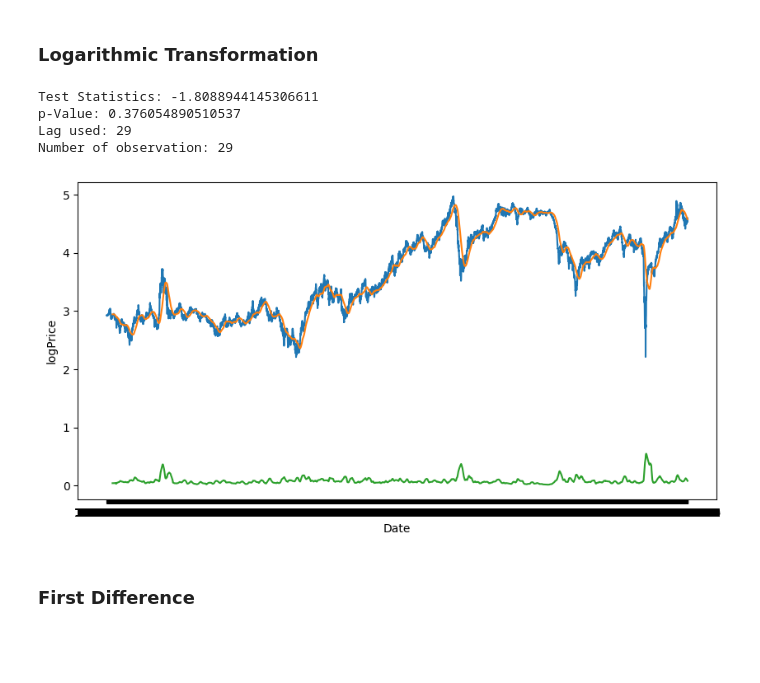
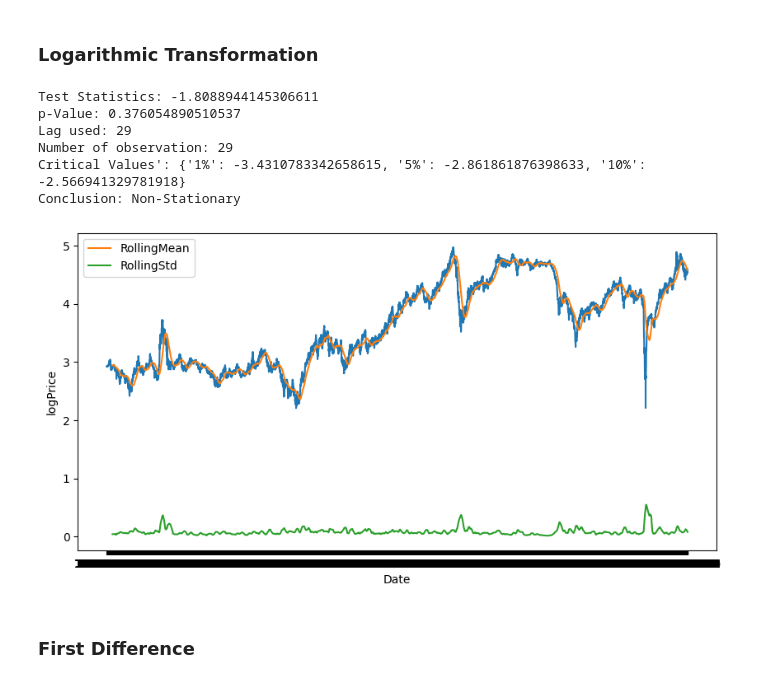
Before and after one commit to wolderufael/Brent_Oil_Price_Change_point_Analysis, a Jupyter notebook: notebook/ARIMA_model.ipynb, the cells around one changed output. Saved outputs shown, nothing was run; the diff lists cells and outputs as text; code cells hidden in the pictures; blank space fills up the shorter version.

```diff
--- a/notebook/ARIMA_model.ipynb
+++ b/notebook/ARIMA_model.ipynb
@@ -10,6 +10,9 @@ notebook_dir = os.getcwd()
 parent_path=os.path.dirname(notebook_dir)
 
 os.chdir(parent_path)
+# %%
+from script.ARIMA_modelling import Modelling
+arima=Modelling()
 # %% [markdown]
 ### Load Data
 # %%
@@ -66,13 +44,15 @@ There are different methods to make the data stationary
 import numpy as np
 brentoil_price['logPrice']=np.log(brentoil_price['Price'])
 # %%
-stationarity(brentoil_price,'logPrice')
+arima.check_stationarity(brentoil_price,'logPrice')
 # %% [output]
 Test Statistics: -1.8088944145306611
 p-Value: 0.376054890510537
 Lag used: 29
 Number of observation: 29
+Critical Values': {'1%': -3.4310783342658615, '5%': -2.861861876398633, '10%': -2.566941329781918}
+Conclusion: Non-Stationary
-[figure, old version]
+[figure, new version]
 # %% [markdown]
 ### First Difference
 # %%
```
Also changed, not shown: parts of 18 cells of this notebook, 4 other files.
